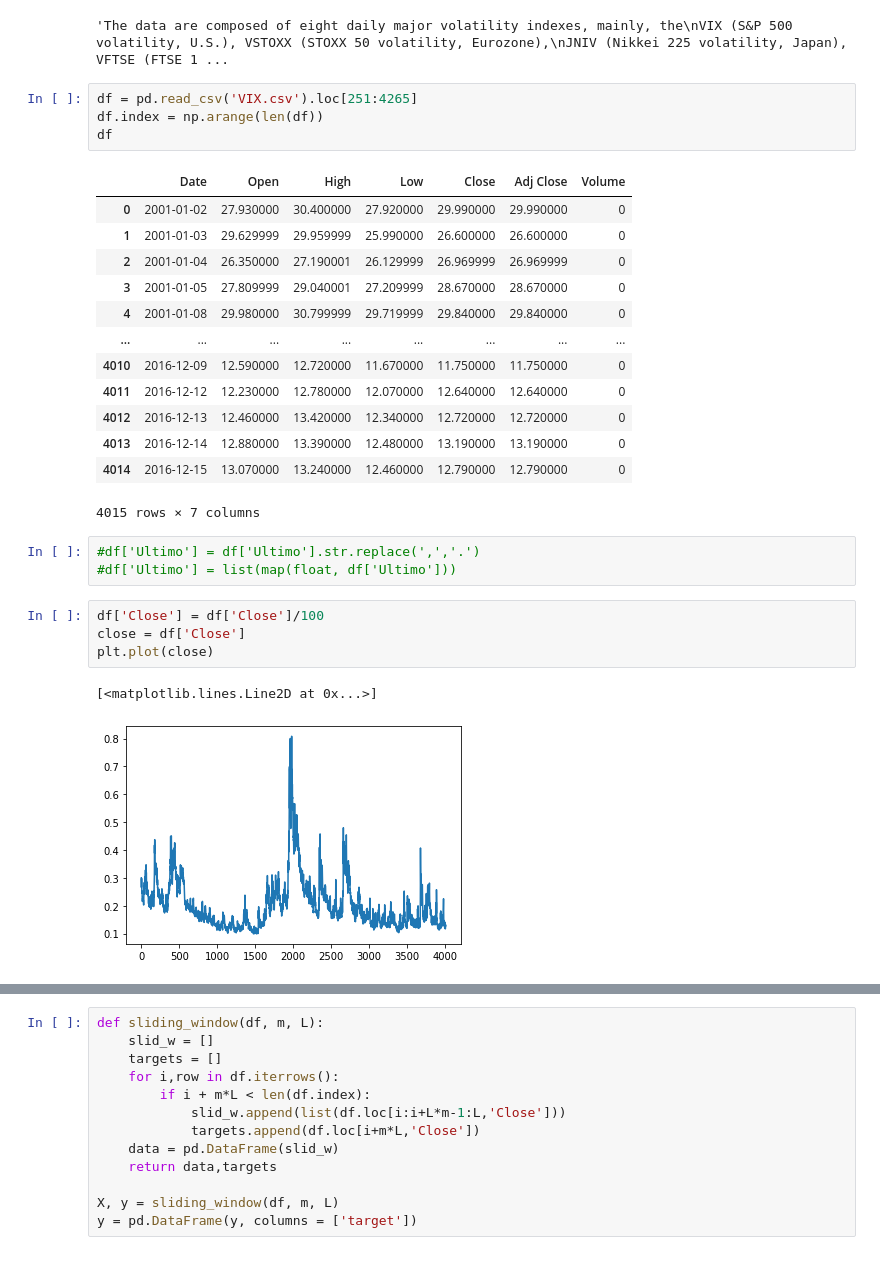
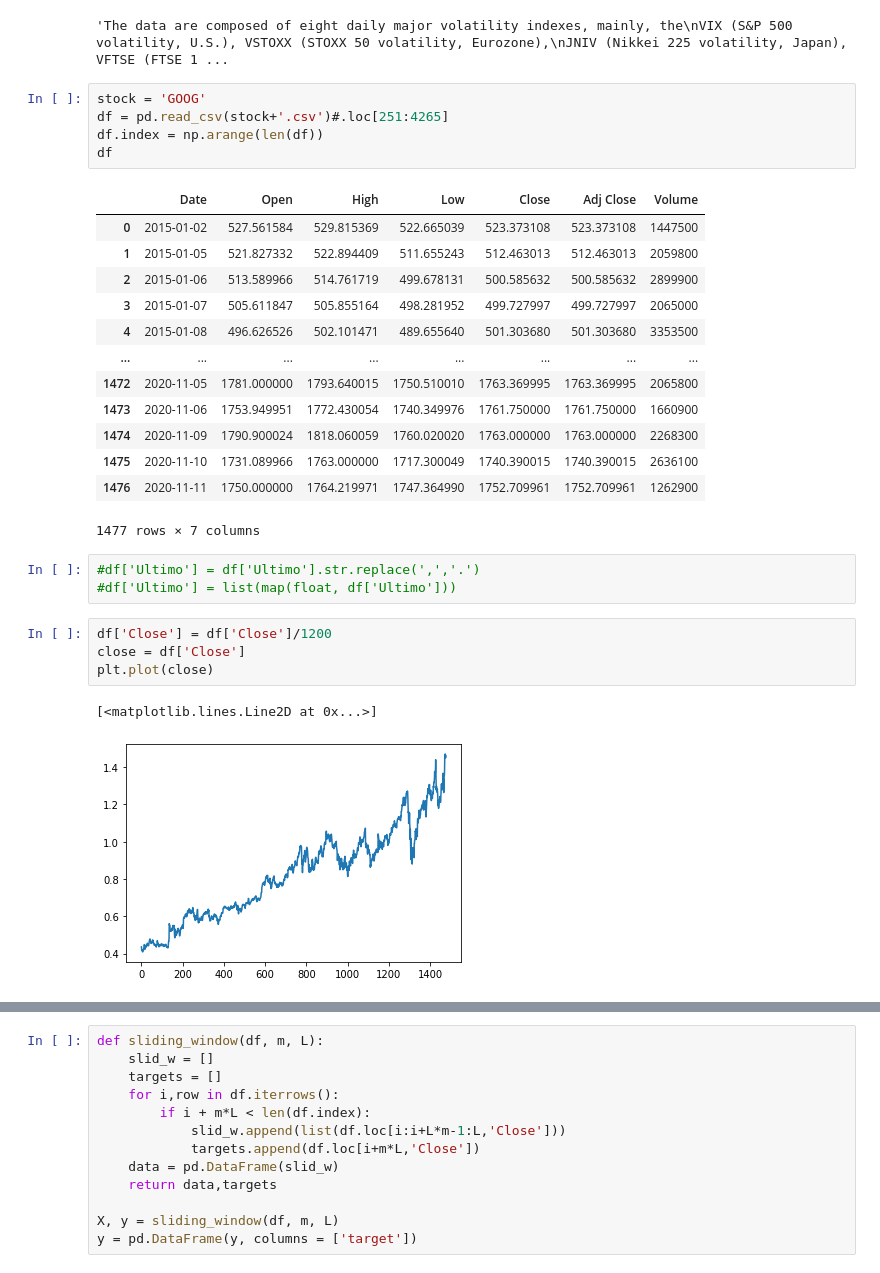
Before and after one commit to gianmarcogenalti/lyap_volatility, a Jupyter notebook: main.ipynb, the cells around one changed output, grey strips where cells are left out. Drawn from its saved outputs; the diff is of its cells as text.

```diff
--- a/main.ipynb
+++ b/main.ipynb
@@ -24,33 +24,34 @@ Options on the corresponding market indexes over the next 30 days.'''
 # %% [output]
 'The data are composed of eight daily major volatility indexes, mainly, the\nVIX (S&P 500 volatility, U.S.), VSTOXX (STOXX 50 volatility, Eurozone),\nJNIV (Nikkei 225 volatility, Japan), VFTSE (FTSE 1 ...
 # %%
-df = pd.read_csv('VIX.csv').loc[251:4265]
+stock = 'GOOG'
+df = pd.read_csv(stock+'.csv')#.loc[251:4265]
 df.index = np.arange(len(df))
 df
 # %% [output]
 |  | Date | Open | High | Low | Close | Adj Close | Volume |
-| 0 | 2001-01-02 | 27.930000 | 30.400000 | 27.920000 | 29.990000 | 29.990000 | 0 |
-| 1 | 2001-01-03 | 29.629999 | 29.959999 | 25.990000 | 26.600000 | 26.600000 | 0 |
-| 2 | 2001-01-04 | 26.350000 | 27.190001 | 26.129999 | 26.969999 | 26.969999 | 0 |
-| 3 | 2001-01-05 | 27.809999 | 29.040001 | 27.209999 | 28.670000 | 28.670000 | 0 |
-| 4 | 2001-01-08 | 29.980000 | 30.799999 | 29.719999 | 29.840000 | 29.840000 | 0 |
+| 0 | 2015-01-02 | 527.561584 | 529.815369 | 522.665039 | 523.373108 | 523.373108 | 1447500 |
+| 1 | 2015-01-05 | 521.827332 | 522.894409 | 511.655243 | 512.463013 | 512.463013 | 2059800 |
+| 2 | 2015-01-06 | 513.589966 | 514.761719 | 499.678131 | 500.585632 | 500.585632 | 2899900 |
+| 3 | 2015-01-07 | 505.611847 | 505.855164 | 498.281952 | 499.727997 | 499.727997 | 2065000 |
+| 4 | 2015-01-08 | 496.626526 | 502.101471 | 489.655640 | 501.303680 | 501.303680 | 3353500 |
 | ... | ... | ... | ... | ... | ... | ... | ... |
-| 4010 | 2016-12-09 | 12.590000 | 12.720000 | 11.670000 | 11.750000 | 11.750000 | 0 |
-| 4011 | 2016-12-12 | 12.230000 | 12.780000 | 12.070000 | 12.640000 | 12.640000 | 0 |
-| 4012 | 2016-12-13 | 12.460000 | 13.420000 | 12.340000 | 12.720000 | 12.720000 | 0 |
-| 4013 | 2016-12-14 | 12.880000 | 13.390000 | 12.480000 | 13.190000 | 13.190000 | 0 |
-| 4014 | 2016-12-15 | 13.070000 | 13.240000 | 12.460000 | 12.790000 | 12.790000 | 0 |
+| 1472 | 2020-11-05 | 1781.000000 | 1793.640015 | 1750.510010 | 1763.369995 | 1763.369995 | 2065800 |
+| 1473 | 2020-11-06 | 1753.949951 | 1772.430054 | 1740.349976 | 1761.750000 | 1761.750000 | 1660900 |
+| 1474 | 2020-11-09 | 1790.900024 | 1818.060059 | 1760.020020 | 1763.000000 | 1763.000000 | 2268300 |
+| 1475 | 2020-11-10 | 1731.089966 | 1763.000000 | 1717.300049 | 1740.390015 | 1740.390015 | 2636100 |
+| 1476 | 2020-11-11 | 1750.000000 | 1764.219971 | 1747.364990 | 1752.709961 | 1752.709961 | 1262900 |
-4015 rows × 7 columns
+1477 rows × 7 columns
 # %%
 #df['Ultimo'] = df['Ultimo'].str.replace(',','.')
 #df['Ultimo'] = list(map(float, df['Ultimo']))
 # %%
-df['Close'] = df['Close']/100
+df['Close'] = df['Close']/1200
 close = df['Close']
 plt.plot(close)
 # %% [output]
 [<matplotlib.lines.Line2D at 0x...>]
-[figure, old version]
+[figure, new version]
 # %%
 df.describe()
 # %% [output]
```
Also changed, not shown: parts of 13 cells of this notebook, 6 other files.
